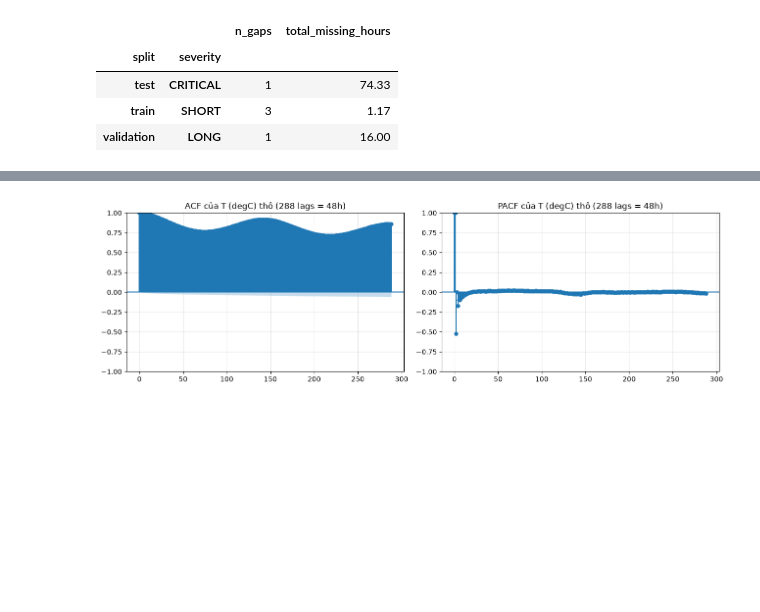
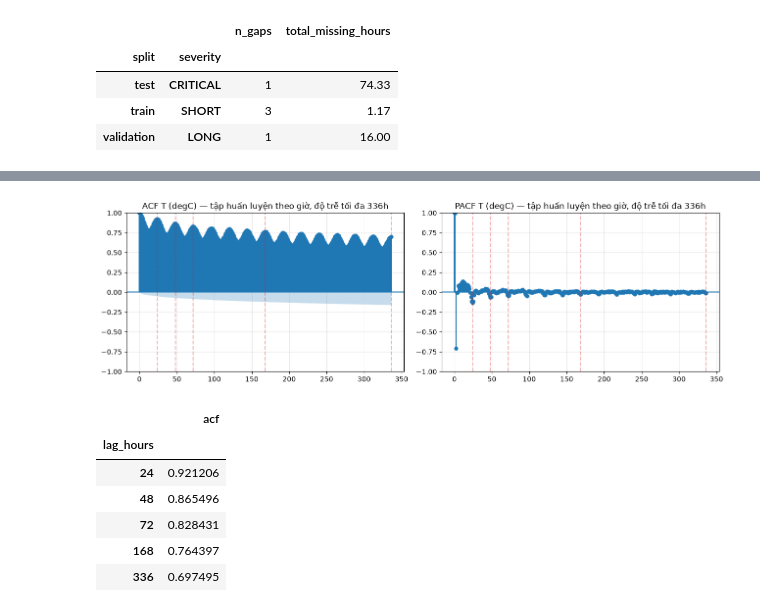
Before and after one commit to ntruonghuynh/Project_DL_Weather_Forecasting, a Jupyter notebook: notebooks/01_data_check.ipynb, the cells around one changed output, grey strips where cells are left out. Cells and saved outputs as stored; diff of their text form; code cells hidden in the pictures; blank space fills up the shorter version.

Commit message:
fix(data): điều chỉnh lại quá trình tiền xử lí và notebook

```diff
--- a/notebooks/01_data_check.ipynb
+++ b/notebooks/01_data_check.ipynb
@@ -524,17 +572,16 @@ thời gian — cả hai đều tính trực tiếp trên file thô, không qua
 # %%
-numeric_columns = [c for c in df_raw.columns if c != TIMESTAMP_COLUMN]
-corr_matrix = df_raw[numeric_columns].corr()
+clean_corr, _ = pp.clean_timestamps(df_raw)
+clean_corr, _ = pp.handle_sentinels(clean_corr)
+hourly_corr = pp.resample_hourly(clean_corr)
+train_corr = pp.temporal_split(hourly_corr)[0]
+numeric_columns = [col for col in train_corr.columns if col != TIMESTAMP_COLUMN]
+corr_matrix = train_corr[numeric_columns].corr()
 
 fig, ax = plt.subplots(figsize=(9, 7))
 im = ax.imshow(corr_matrix.values, vmin=-1, vmax=1, cmap="coolwarm")
-ax.set_xticks(range(len(numeric_columns)))
-ax.set_xticklabels(numeric_columns, rotation=90)
-ax.set_yticks(range(len(numeric_columns)))
-ax.set_yticklabels(numeric_columns)
-ax.set_title("Ma trận tương quan Pearson (các cột số thô)")
-fig.colorbar(im, ax=ax, label="Pearson r")
-fig.tight_layout()
-plt.show()
-
+ax.set_xticks(range(len(numeric_columns))); ax.set_xticklabels(numeric_columns, rotation=90)
+ax.set_yticks(range(len(numeric_columns))); ax.set_yticklabels(numeric_columns)
+ax.set_title("Ma trận tương quan Pearson (theo giờ, chỉ tập huấn luyện, đã xử lý giá trị mã hóa thiếu)")
+fig.colorbar(im, ax=ax, label="Pearson r"); fig.tight_layout(); plt.show()
 corr_matrix[TARGET_COLUMN].sort_values(ascending=False)
 # %% [output]
@@ -556,18 +603,27 @@ rho (g/m**3)      -0.963410
 Name: T (degC), dtype: float64
 # %%
 from statsmodels.graphics.tsaplots import plot_acf, plot_pacf
+from statsmodels.tsa.stattools import acf
 
-# 2 ngày lịch sử, quy đổi sang số lag ở độ phân giải thô (10 phút/lag)
-acf_pacf_lags_hours = 48
-lags = int(acf_pacf_lags_hours * 60 / report["timestamp"]["expected_frequency_minutes"])
-target_series = df_raw[TARGET_COLUMN].dropna()
-
+target_series = train_corr[TARGET_COLUMN].dropna()
+max_lag = 336
+marks = [24, 48, 72, 168, 336]
 fig, axes = plt.subplots(1, 2, figsize=(13, 4))
-plot_acf(target_series, lags=lags, ax=axes[0])
-axes[0].set_title(f"ACF của {TARGET_COLUMN} thô ({lags} lags = {acf_pacf_lags_hours}h)")
-plot_pacf(target_series, lags=lags, method="ywm", ax=axes[1])
-axes[1].set_title(f"PACF của {TARGET_COLUMN} thô ({lags} lags = {acf_pacf_lags_hours}h)")
-fig.tight_layout()
-plt.show()
+plot_acf(target_series, lags=max_lag, ax=axes[0])
+plot_pacf(target_series, lags=max_lag, method="ywm", ax=axes[1])
+for ax in axes:
+    for lag in marks: ax.axvline(lag, color="tab:red", alpha=.35, linestyle="--")
+axes[0].set_title(f"ACF {TARGET_COLUMN} — tập huấn luyện theo giờ, độ trễ tối đa {max_lag}h")
+axes[1].set_title(f"PACF {TARGET_COLUMN} — tập huấn luyện theo giờ, độ trễ tối đa {max_lag}h")
+fig.tight_layout(); plt.show()
+acf_values = acf(target_series, nlags=max_lag, fft=True)
+pd.DataFrame({"lag_hours": marks, "acf": [acf_values[x] for x in marks]}).set_index("lag_hours")
 # %% [output]
-[figure, old version]
+[figure, new version]
+|  | acf |
+| lag_hours |  |
+| 24 | 0.921206 |
+| 48 | 0.865496 |
+| 72 | 0.828431 |
+| 168 | 0.764397 |
+| 336 | 0.697495 |
```
Also changed, not shown: parts of 37 cells of this notebook, 12 other files.
